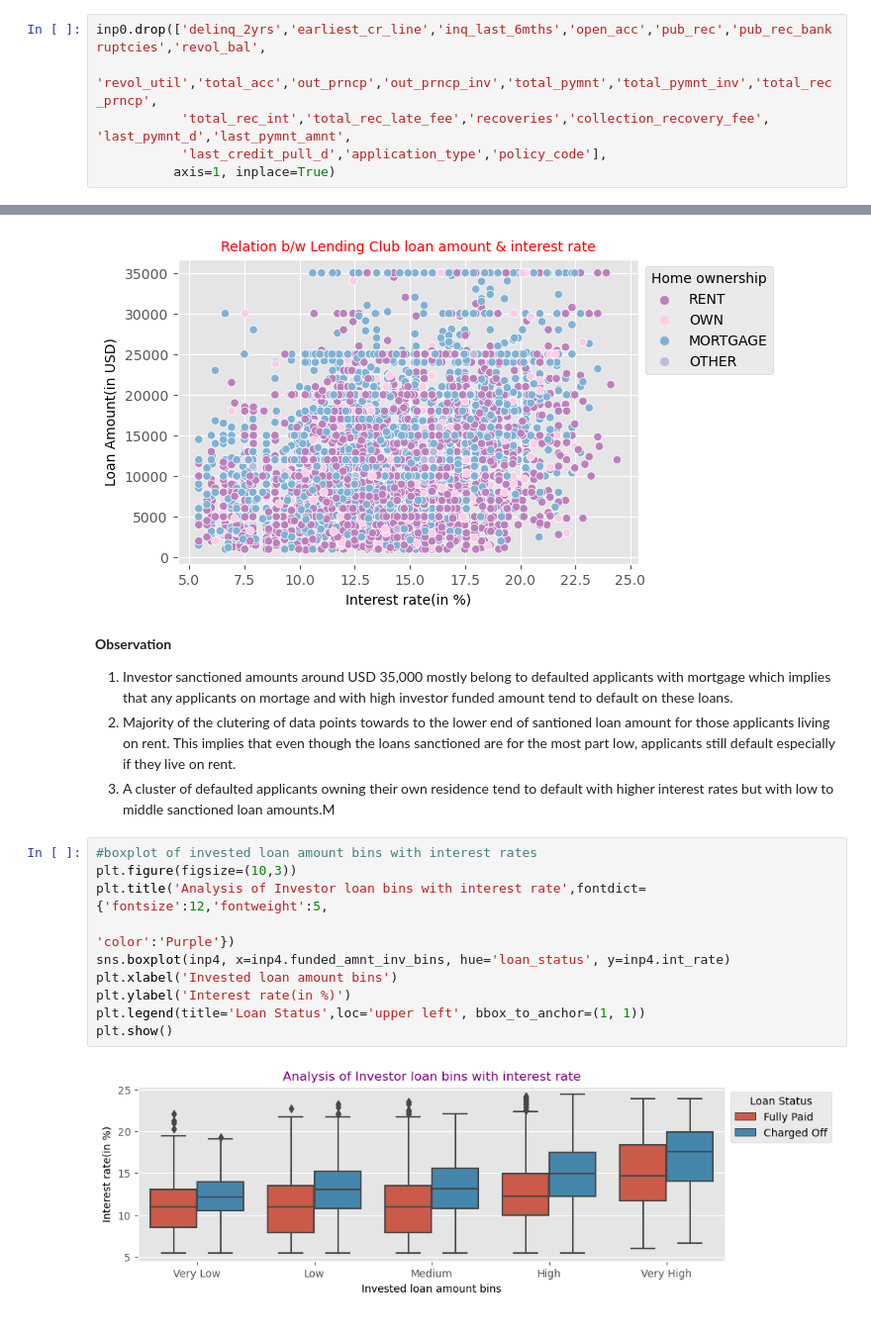
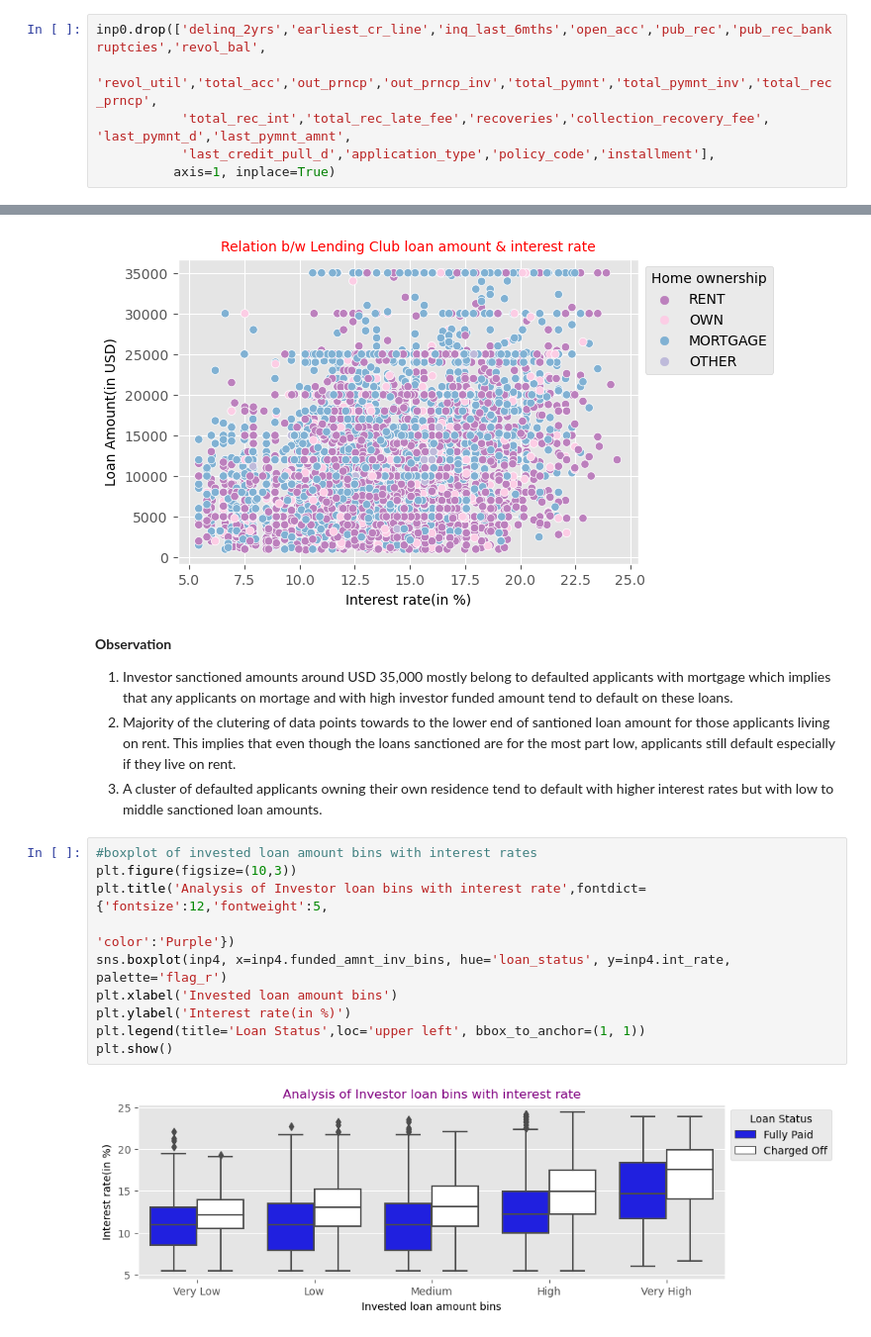
Before and after one commit to andrea-naz7/Lending_CaseStudy, a Jupyter notebook: Andrea_Shagun.ipynb, the cells around one changed output, grey strips where cells are left out. Shown at 99% size. Cells and saved outputs as stored; diff of their text form.

```diff
--- a/Andrea_Shagun.ipynb
+++ b/Andrea_Shagun.ipynb
@@ -83,7 +83,7 @@ List of columns and their description : To-be-completed
 inp0.drop(['delinq_2yrs','earliest_cr_line','inq_last_6mths','open_acc','pub_rec','pub_rec_bankruptcies','revol_bal',
            'revol_util','total_acc','out_prncp','out_prncp_inv','total_pymnt','total_pymnt_inv','total_rec_prncp',
            'total_rec_int','total_rec_late_fee','recoveries','collection_recovery_fee', 'last_pymnt_d','last_pymnt_amnt',
-           'last_credit_pull_d','application_type','policy_code'],
+           'last_credit_pull_d','application_type','policy_code','installment'],
           axis=1, inplace=True)
 # %%
 inp0.shape
@@ -1313,19 +1332,19 @@ any applicants on mortage and with high investor funded amount tend to default o
 on rent. This implies that even though the loans sanctioned are for the most part low, applicants still default especially
 if they live on rent.
 3. A cluster of defaulted applicants owning their own residence tend to default with higher interest rates but with low to
-middle sanctioned loan amounts.M
+middle sanctioned loan amounts.
 # %%
 #boxplot of invested loan amount bins with interest rates
 plt.figure(figsize=(10,3))
 plt.title('Analysis of Investor loan bins with interest rate',fontdict={'fontsize':12,'fontweight':5,
                                                                                  'color':'Purple'})
-sns.boxplot(inp4, x=inp4.funded_amnt_inv_bins, hue='loan_status', y=inp4.int_rate)
+sns.boxplot(inp4, x=inp4.funded_amnt_inv_bins, hue='loan_status', y=inp4.int_rate, palette='flag_r')
 plt.xlabel('Invested loan amount bins')
 plt.ylabel('Interest rate(in %)')
 plt.legend(title='Loan Status',loc='upper left', bbox_to_anchor=(1, 1))
 plt.show()
 # %% [output]
-[figure, old version]
+[figure, new version]
 # %% [markdown]
 **Observation**<br>
 1. Behavior similar to boxplot of annual income classfication & interest rate.
```
Also changed, not shown: parts of 42 cells of this notebook.
